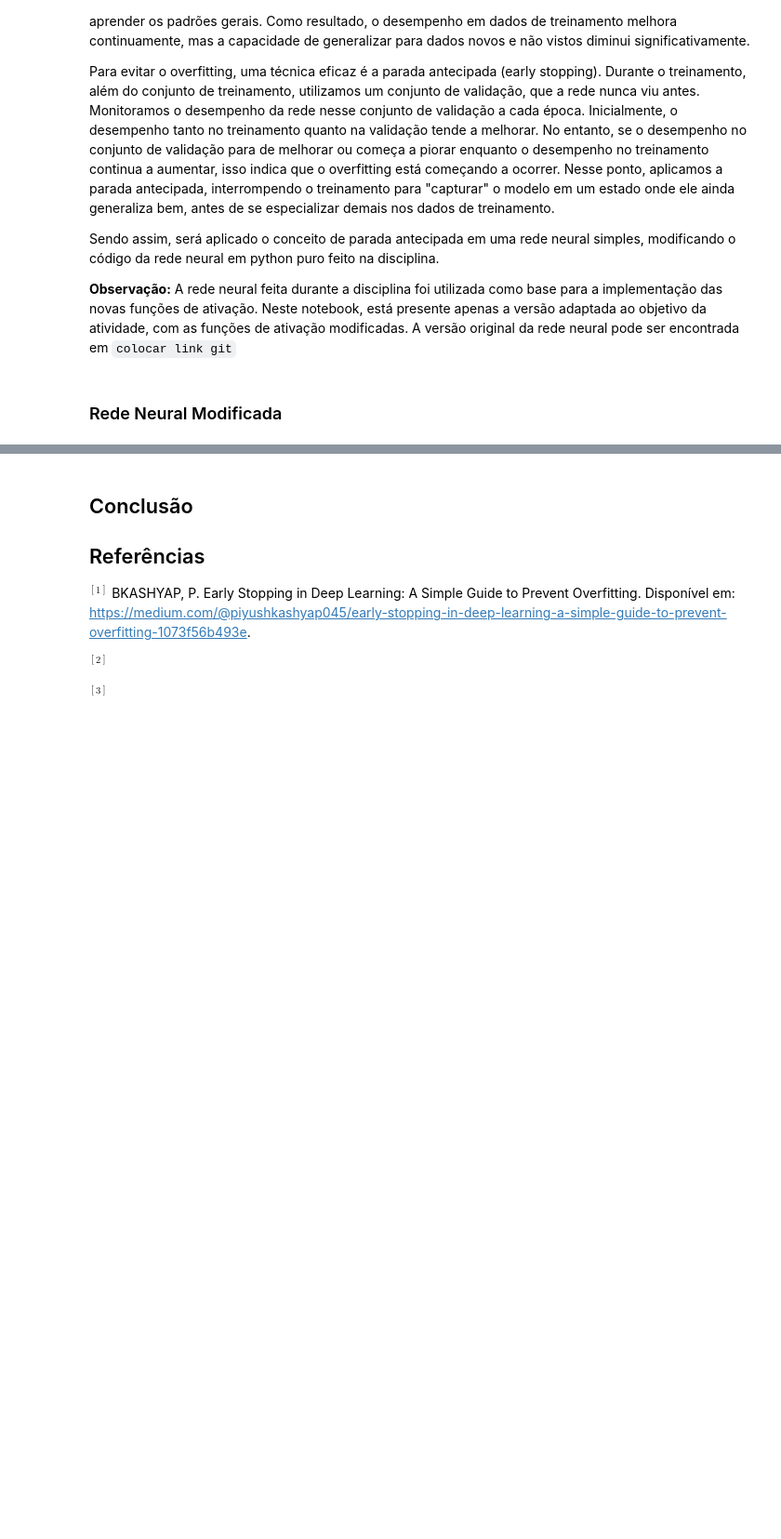
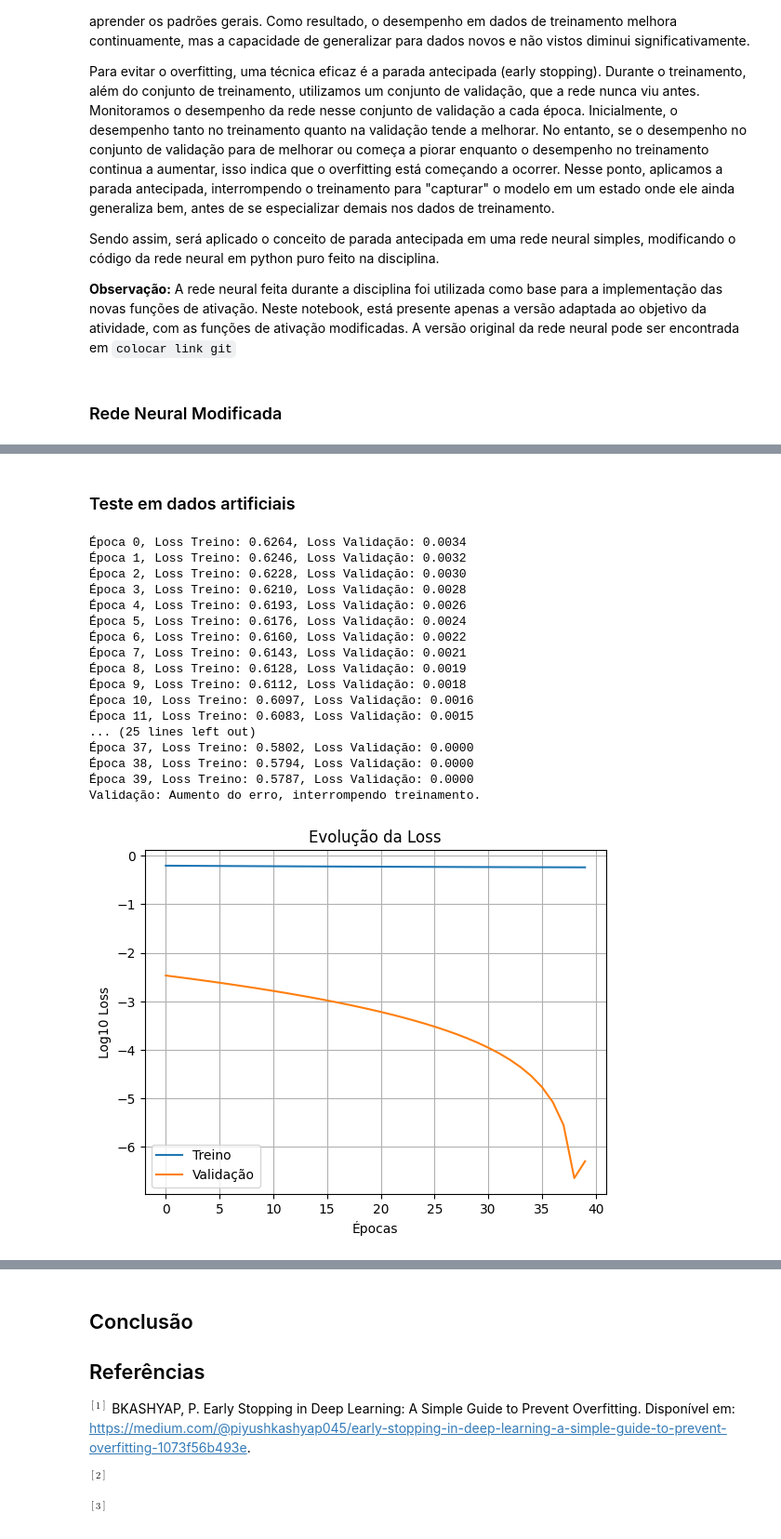
Before and after one commit to CaioRuas24010/AtividadesRedesNeuraisAlgoritmosGeneticos, a Jupyter notebook: feras_formidaveis/fera_formidavel4_2.ipynb, the cells around one changed output, grey strips where cells are left out. Shown: that part at 93% size. Drawn from its saved outputs; the diff is of its cells as text; code cells hidden in the pictures; blank space fills up the shorter version.

```diff
--- a/feras_formidaveis/fera_formidavel4_2.ipynb
+++ b/feras_formidaveis/fera_formidavel4_2.ipynb
@@ -198,11 +187,11 @@ class Neuronio:
         return self.pesos + [self.vies]
 # %%
 class Camada:
-    def __init__(self, num_neuronios, num_dados_entrada, funcao_ativacao):
+    def __init__(self, num_neuronios, num_dados_entrada):
         neuronios = []
 
         for _ in range(num_neuronios):
-            neuronio = Neuronio(num_dados_entrada, funcao_ativacao)
+            neuronio = Neuronio(num_dados_entrada)
             neuronios.append(neuronio)
 
         self.neuronios = neuronios
@@ -228,15 +217,15 @@ class Camada:
 
         return params
 # %%
-class MLP():
-    def __init__(self, num_dados_entrada, num_neuronios_por_camada, funcao_ativacao):
+class MLP:
+    def __init__(self, num_dados_entrada, num_neuronios_por_camada):
 
         percurso = [num_dados_entrada] + num_neuronios_por_camada
 
         camadas = []
 
         for i in range(len(num_neuronios_por_camada)):
-            camada = Camada(num_neuronios_por_camada[i], percurso[i], funcao_ativacao)
+            camada = Camada(num_neuronios_por_camada[i], percurso[i])
             camadas.append(camada)
 
         self.camadas = camadas
@@ -280,7 +269,7 @@ def otimizacao_em_epocas(mlp, x_train, y_true_train, x_val, y_true_val, num_epoc
             previsao = mlp(exemplo)
             y_pred_train.append(previsao)  #   Armazena apenas o valor escalar
 
-        y_pred_train = [pred[0] for pred in y_pred_train]
+        # y_pred_train = [pred[0] for pred in y_pred_train]
 
         #   Loss (treino)
         erros_train = []
@@ -296,7 +285,7 @@ def otimizacao_em_epocas(mlp, x_train, y_true_train, x_val, y_true_val, num_epoc
             previsao = mlp(exemplo)
             y_pred_val.append(previsao)  #   Armazena apenas o valor escalar
 
-        y_pred_val = [pred[0] for pred in y_pred_val]
+        # y_pred_val = [pred[0] for pred in y_pred_val]
 
         #   Loss (validação)
         erros_val = []
@@ -420,0 +317,64 @@ Previsões de treino tamanho:
+# %% [markdown]
+### Teste em dados artificiais
+# %%
+x = [
+    [2.0, 3.0, -1.0],
+    [3.0, -1.0, 0.5],
+    [0.5, 1.0, 1.0],
+    [1.0, 1.0, -1.0],
+]
+y_true = [1, 0, 0.2, 0.5]
+
+porcentagem_treino = 0.8
+num_exemplos = len(x)
+num_treino = int(num_exemplos * porcentagem_treino)
+
+x_train = x[:num_treino]
+y_true_train = y_true[:num_treino]
+x_val = x[num_treino:]
+y_true_val = y_true[num_treino:]
+
+NUM_DADOS_DE_ENTRADA = 3
+NUM_DADOS_DE_SAIDA = 1
+CAMADAS_OCULTAS = [3, 2]
+minha_mlp_teste = MLP(NUM_DADOS_DE_ENTRADA, CAMADAS_OCULTAS + [NUM_DADOS_DE_SAIDA])
+
+NUM_EPOCAS = 200
+TAXA_DE_APRENDIZADO = 0.02
+
+train_losses, val_losses = otimizacao_em_epocas(
+    minha_mlp_teste, x_train, y_true_train, x_val, y_true_val, NUM_EPOCAS, TAXA_DE_APRENDIZADO
+)
+
+train_losses_log = [math.log10(loss) for loss in train_losses]
+val_losses_log = [math.log10(loss) for loss in val_losses]
+
+import matplotlib.pyplot as plt
+
+plt.plot(train_losses_log, label="Treino")
+plt.plot(val_losses_log, label="Validação")
+plt.xlabel("Épocas")
+plt.ylabel("Log10 Loss")
+plt.title("Evolução da Loss")
+plt.legend()
+plt.grid()
+plt.show()
+# %% [output]
+Época 0, Loss Treino: 0.6264, Loss Validação: 0.0034
+Época 1, Loss Treino: 0.6246, Loss Validação: 0.0032
+Época 2, Loss Treino: 0.6228, Loss Validação: 0.0030
+Época 3, Loss Treino: 0.6210, Loss Validação: 0.0028
+Época 4, Loss Treino: 0.6193, Loss Validação: 0.0026
+Época 5, Loss Treino: 0.6176, Loss Validação: 0.0024
+Época 6, Loss Treino: 0.6160, Loss Validação: 0.0022
+Época 7, Loss Treino: 0.6143, Loss Validação: 0.0021
+Época 8, Loss Treino: 0.6128, Loss Validação: 0.0019
+Época 9, Loss Treino: 0.6112, Loss Validação: 0.0018
+Época 10, Loss Treino: 0.6097, Loss Validação: 0.0016
+Época 11, Loss Treino: 0.6083, Loss Validação: 0.0015
+... (25 lines left out)
+Época 37, Loss Treino: 0.5802, Loss Validação: 0.0000
+Época 38, Loss Treino: 0.5794, Loss Validação: 0.0000
+Época 39, Loss Treino: 0.5787, Loss Validação: 0.0000
+Validação: Aumento do erro, interrompendo treinamento.
+[figure, added]
```
Also changed, not shown: parts of 10 cells of this notebook.
